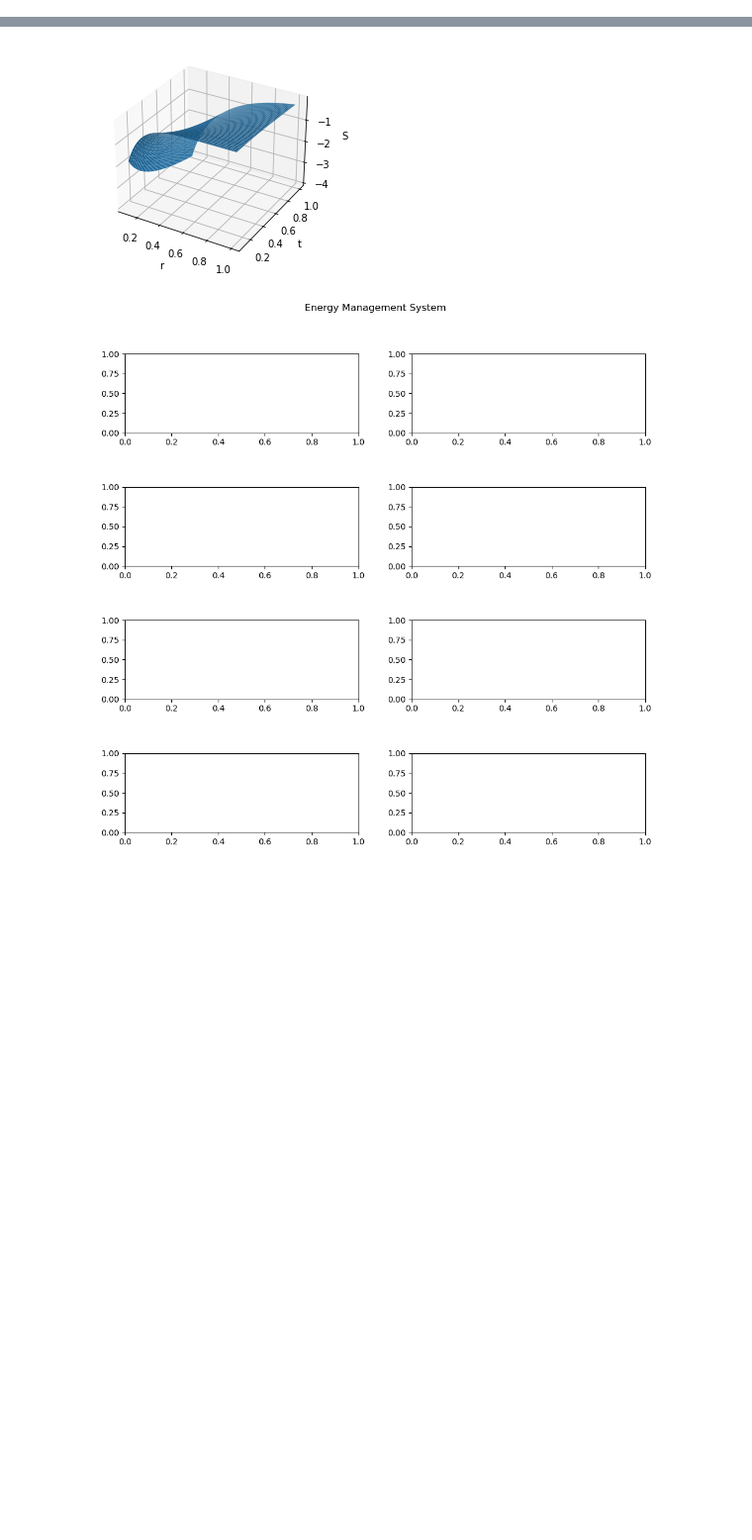
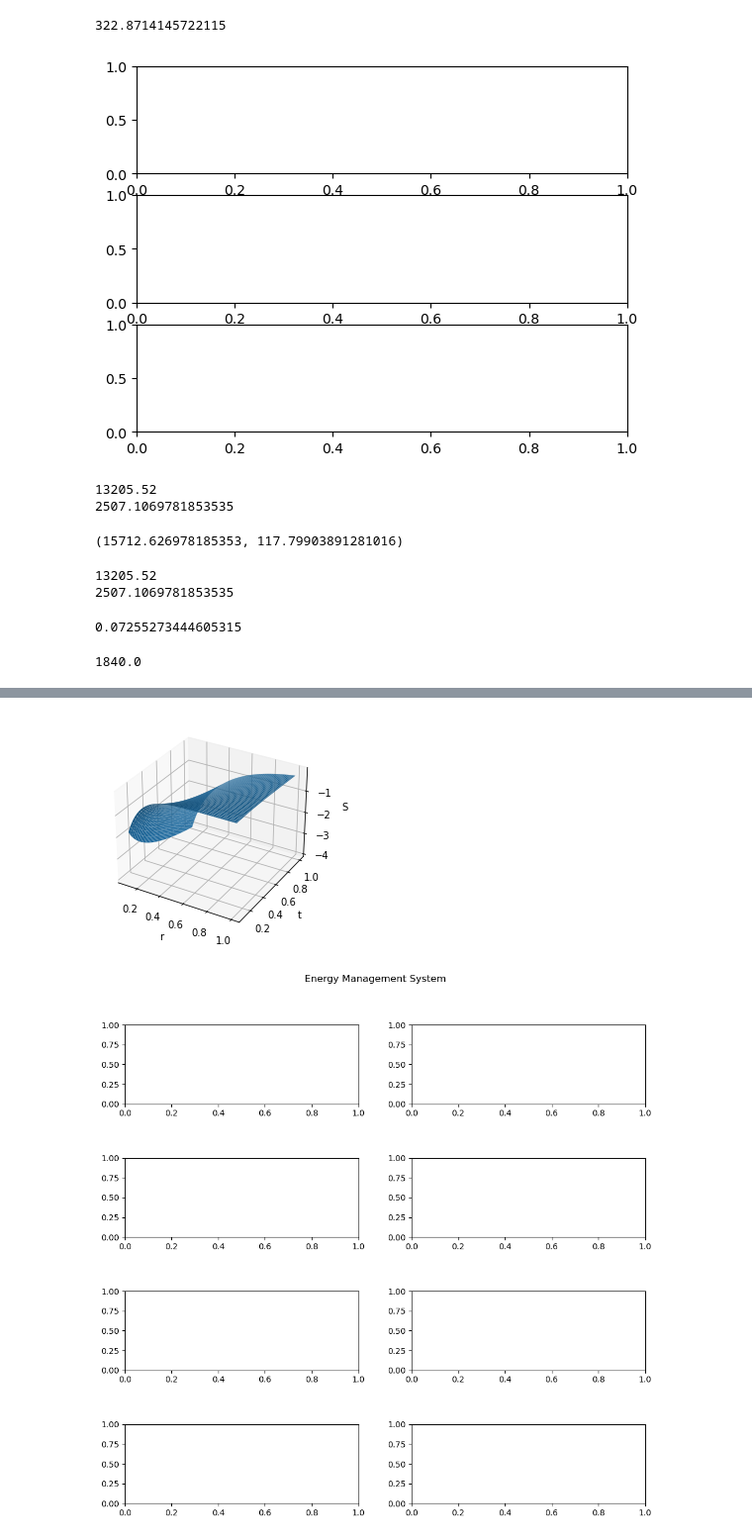
Before and after one commit to Claudio-zb/RL_WEF_MS, a Jupyter notebook: proando.ipynb, the cells around one changed output, grey strips where cells are left out. Shown at 99% size. Cells and saved outputs as stored; diff of their text form; code cells hidden in the pictures; blank space fills up the shorter version.

```diff
--- a/proando.ipynb
+++ b/proando.ipynb
@@ -6,0 +8,39 @@ import numpy as np
+# %%
+gh_env = GH_env()
+T_ext = 300
+R_n(300, 20, 25, 80)
+T_atm = f_n*T_ext + 0.0552*(1-f_n)*(T_ext + 273.15)**1.5
+print(T_atm)
+# %% [output]
+322.8714145722115
+[figure, added]
+# %%
+def R_n(I, T_inv, T_ext, RH_ext):
+    """Calculates the radiation heat transfer [W] """
+
+    T_atm = f_n*(T_ext + 273.15) + 0.0552*(1-f_n)*(T_ext + 273.15)**1.5
+    eo_ext = 6.1078*np.exp(17.269*T_ext/(T_ext+237.3)) # presión parcial vapor [hPa]
+    ea_ext = eo_ext*RH_ext/100
+    epsilon_atm = 1-np.exp(-10*ea_ext/T_ext)
+
+    R_sol = A_g*I*(alpha_inv + tau_inv*(alpha_c*f_c+alpha_g*(1-f_c))) # [W]
+    print(R_sol)
+    R_ter = A_cu*sigma*tau_inv*(epsilon_atm*T_atm**4 - epsilon_inv*((T_inv + T_ext)*.5+273.15)**4) # [W]
+    print(R_ter)
+    return R_sol + R_ter
+
+R_n(300, 20, 25, 80), Rn(300)
+# %% [output]
+13205.52
+2507.1069781853535
+(15712.626978185353, 117.79903891281016)
+# %%
+R_n(300, 20, 25, 80)/((rho_air*c_pa + 100*c_pv/1000)*V_inv) # variacion de temepratura por radiación
+# %% [output]
+13205.52
+2507.1069781853535
+0.07255273444605315
+# %%
+Q_g(20, 18)
+# %% [output]
+1840.0
```
Also changed, not shown: parts of 6 cells of this notebook, 8 other files.
